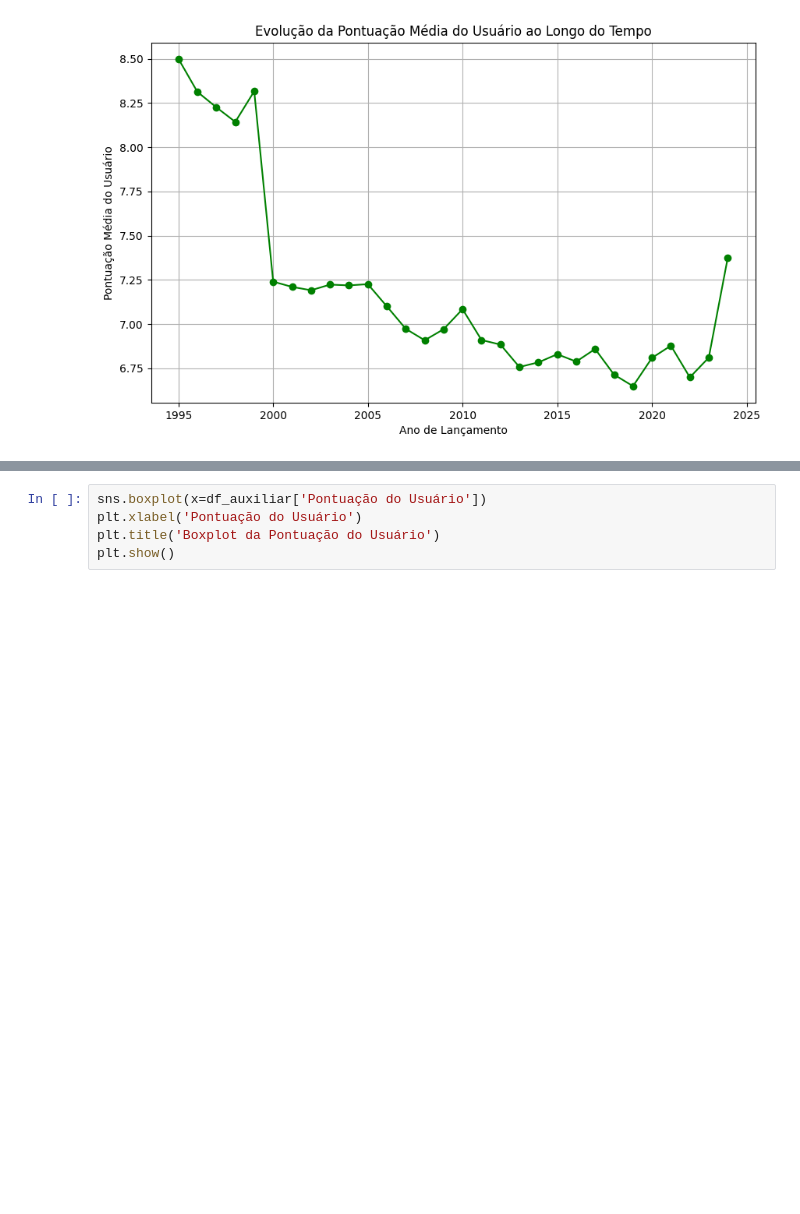
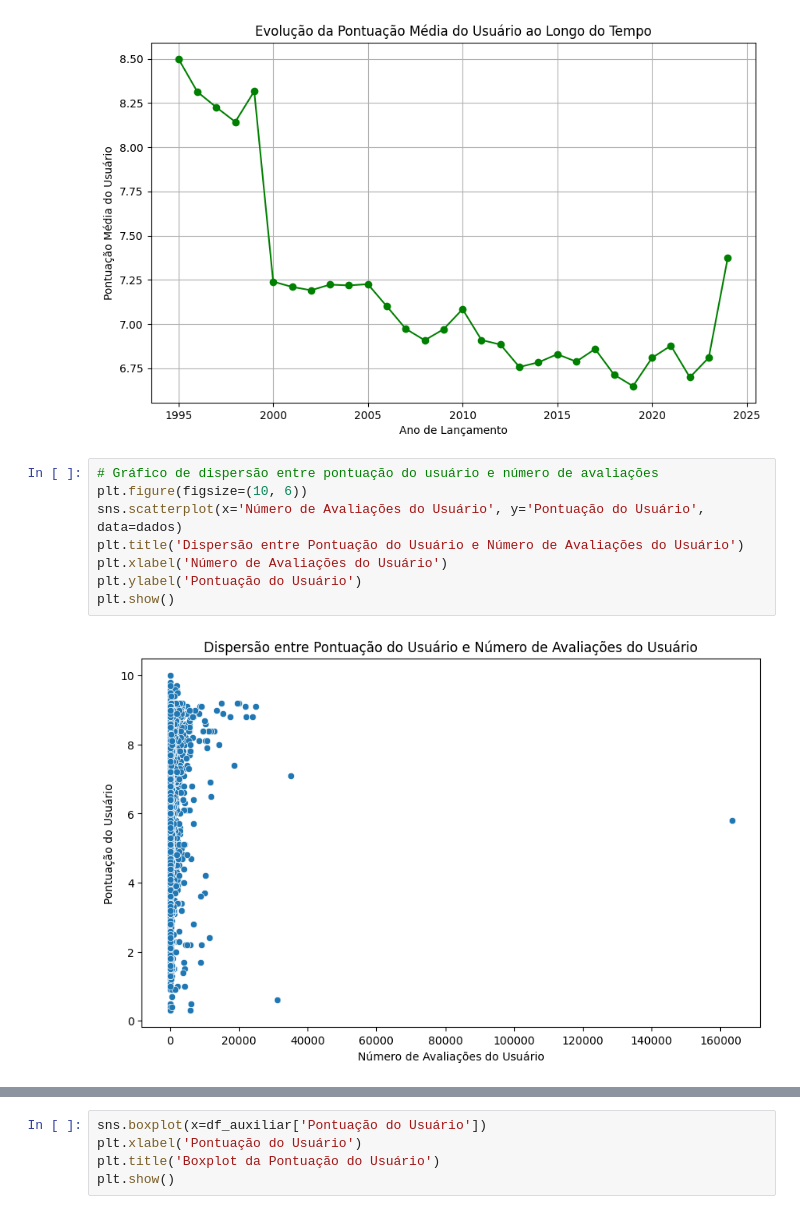
Before and after one commit to luisgoni/ProjetoEstatistica_Mod_5, a Jupyter notebook: Projeto_Estatística.ipynb, the cells around one changed output, grey strips where cells are left out. Drawn from its saved outputs; the diff is of its cells as text; blank space fills up the shorter version.

```diff
--- a/Projeto_Estatística.ipynb
+++ b/Projeto_Estatística.ipynb
@@ -364,3 +382,13 @@ plt.grid(True)
 plt.show()
 # %% [output]
 [figure]
+# %%
+# Gráfico de dispersão entre pontuação do usuário e número de avaliações
+plt.figure(figsize=(10, 6))
+sns.scatterplot(x='Número de Avaliações do Usuário', y='Pontuação do Usuário', data=dados)
+plt.title('Dispersão entre Pontuação do Usuário e Número de Avaliações do Usuário')
+plt.xlabel('Número de Avaliações do Usuário')
+plt.ylabel('Pontuação do Usuário')
+plt.show()
+# %% [output]
+[figure, added]
```
Also changed, not shown: parts of 29 cells of this notebook.
